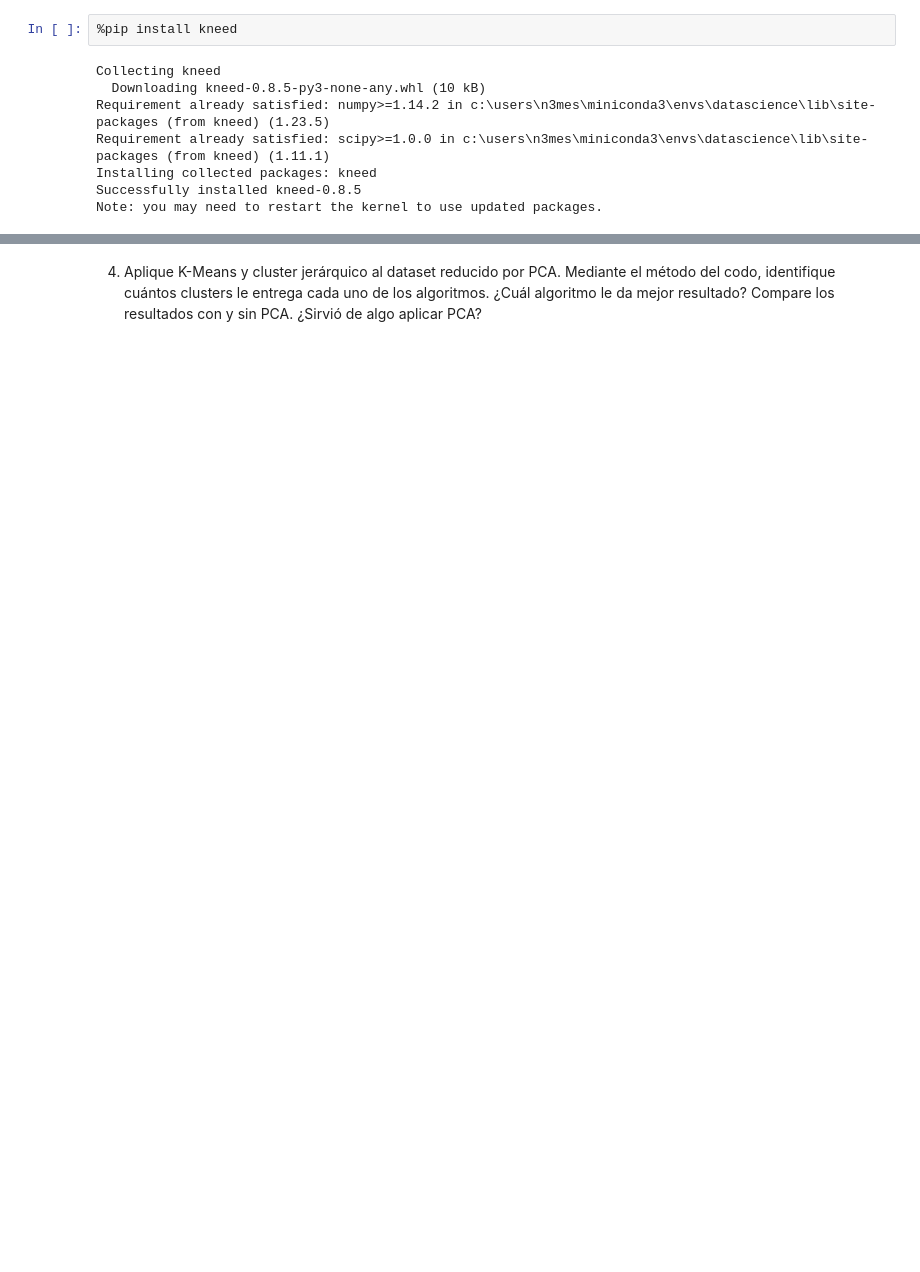
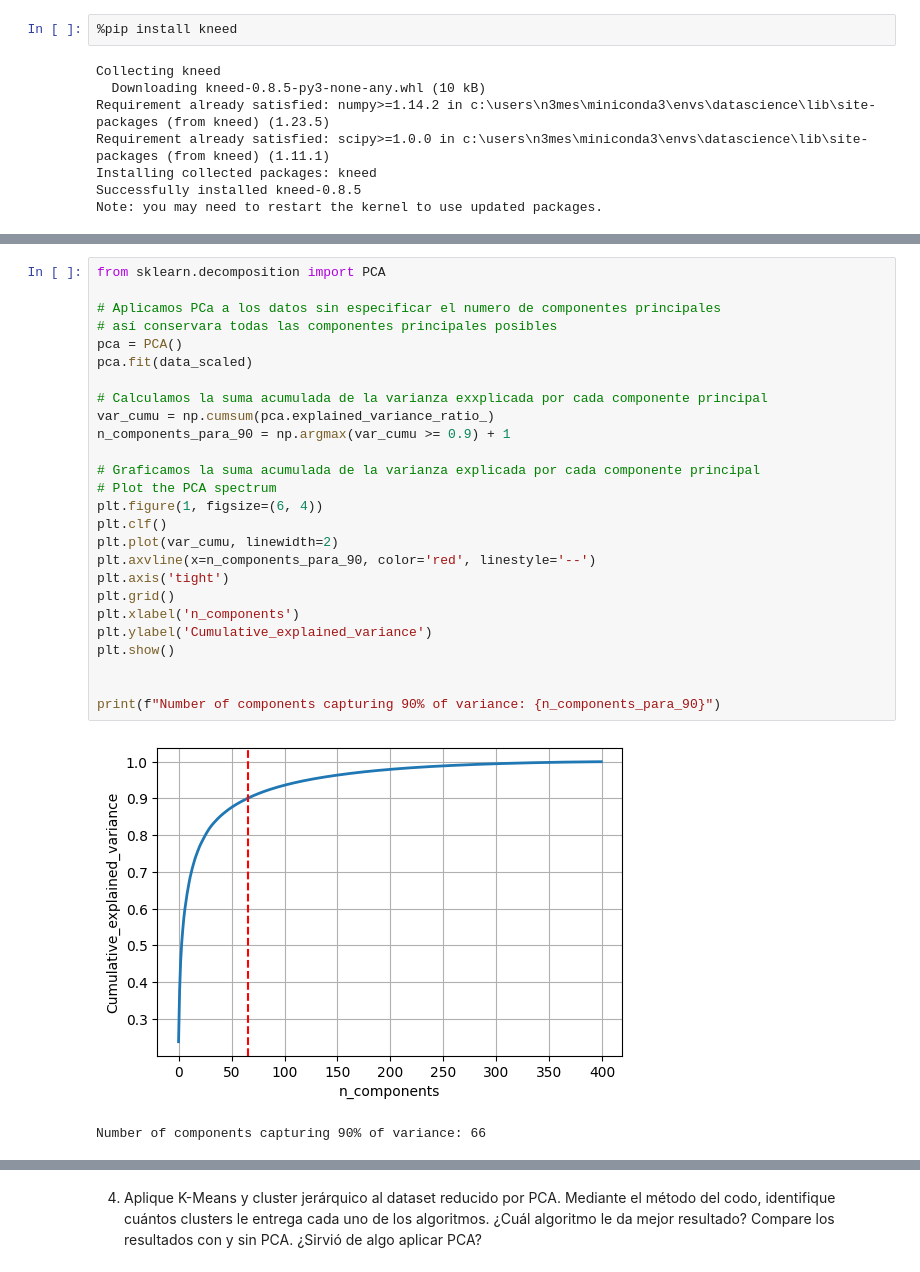
Before and after one commit to ElKroko/tarea-IA, a Jupyter notebook: 3. Olivetti Faces.ipynb, the cells around one changed output, grey strips where cells are left out. Cells and saved outputs as stored; diff of their text form; blank space fills up the shorter version.

```diff
--- a/3. Olivetti Faces.ipynb
+++ b/3. Olivetti Faces.ipynb
@@ -182,0 +141,29 @@ Una vez encontrado el codo mediante el elbow method, entrenamos nuevamente el mo
+# %%
+from sklearn.decomposition import PCA
+
+# Aplicamos PCa a los datos sin especificar el numero de componentes principales
+# así conservara todas las componentes principales posibles
+pca = PCA()
+pca.fit(data_scaled)
+
+# Calculamos la suma acumulada de la varianza exxplicada por cada componente principal
+var_cumu = np.cumsum(pca.explained_variance_ratio_)
+n_components_para_90 = np.argmax(var_cumu >= 0.9) + 1
+
+# Graficamos la suma acumulada de la varianza explicada por cada componente principal
+# Plot the PCA spectrum
+plt.figure(1, figsize=(6, 4))
+plt.clf()
+plt.plot(var_cumu, linewidth=2)
+plt.axvline(x=n_components_para_90, color='red', linestyle='--')
+plt.axis('tight')
+plt.grid()
+plt.xlabel('n_components')
+plt.ylabel('Cumulative_explained_variance')
+plt.show()
+
+
+print(f"Number of components capturing 90% of variance: {n_components_para_90}")
+# %% [output]
+[figure, added]
+Number of components capturing 90% of variance: 66
```
Also changed, not shown: parts of 22 cells of this notebook.
